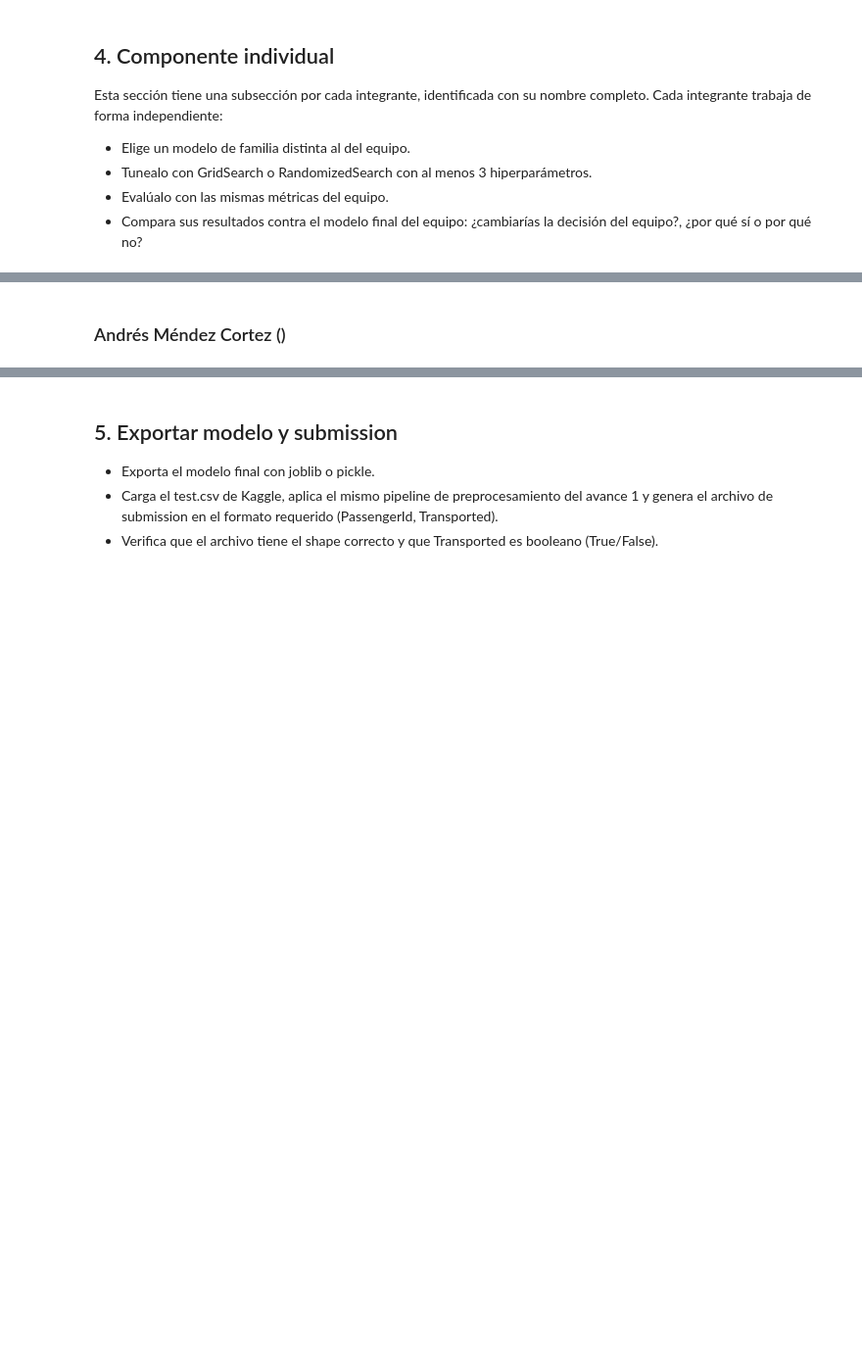
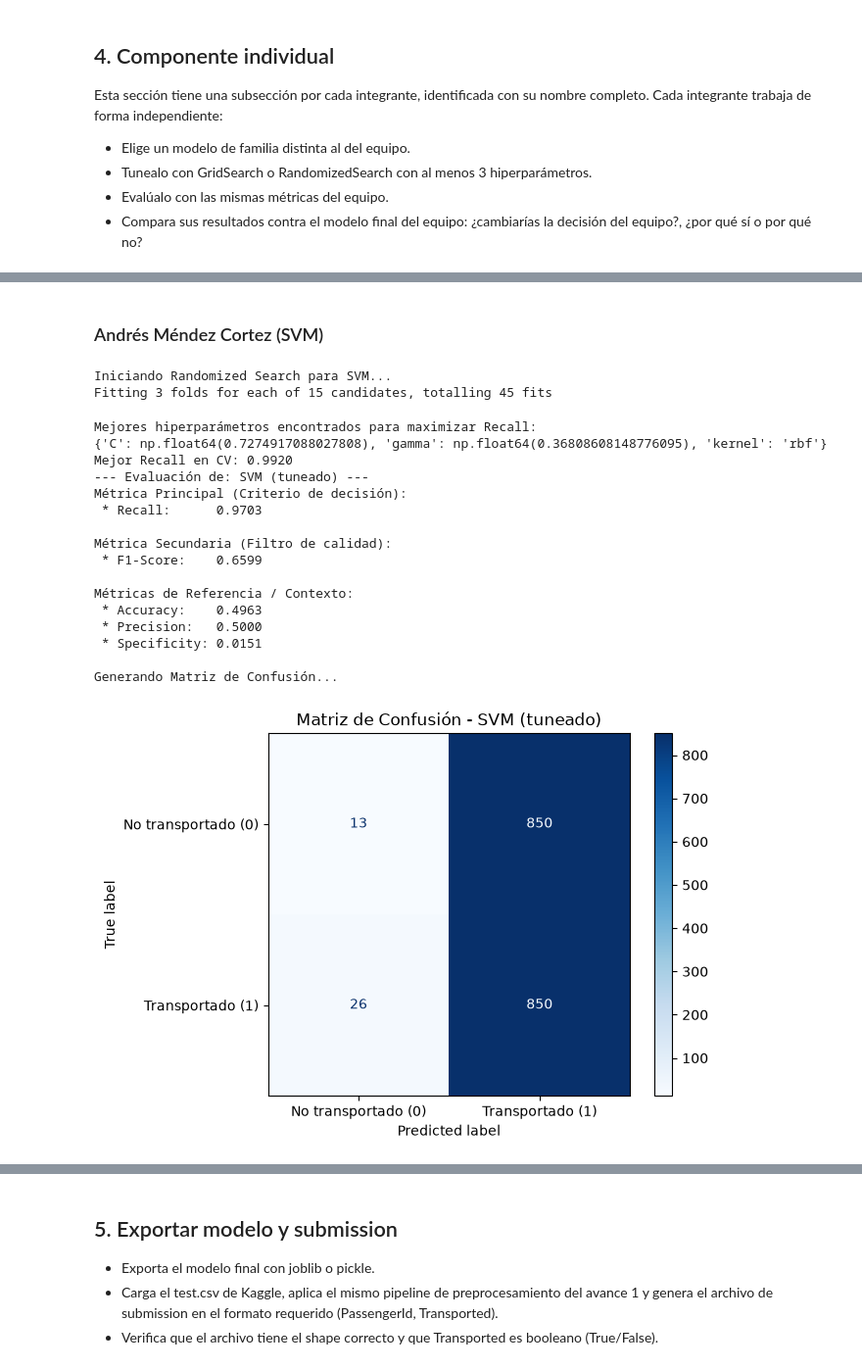
Before and after one commit to A01751347/TC3009-Part1-2026, a Jupyter notebook: notebooks/00-exploracion-y-modelado.ipynb, the cells around one changed output, grey strips where cells are left out. Shown at 98% size. Saved outputs shown, nothing was run; the diff lists cells and outputs as text; code cells hidden in the pictures; blank space fills up the shorter version.

```diff
--- a/notebooks/00-exploracion-y-modelado.ipynb
+++ b/notebooks/00-exploracion-y-modelado.ipynb
@@ -1895,2 +1228,57 @@ Esta sección tiene una subsección por cada integrante, identificada con su nom
 # %% [markdown]
-### Andrés Méndez Cortez ()
+### Andrés Méndez Cortez (SVM)
+# %%
+from sklearn.svm import SVC
+from sklearn.model_selection import RandomizedSearchCV
+from scipy.stats import loguniform
+
+param_dist_svm = {
+    'C': loguniform(0.1, 20),        # bajamos el techo de 100 a 20
+    'kernel': ['rbf', 'linear'],
+    'gamma': loguniform(0.001, 0.5)  # bajamos el techo de 1 a 0.5
+}
+
+svm_base = SVC(random_state=42, max_iter=5000)  # <-- clave: limita iteraciones
+
+random_search_svm = RandomizedSearchCV(
+    estimator=svm_base,
+    param_distributions=param_dist_svm,
+    n_iter=15,       # de 20 a 15
+    scoring='recall',
+    cv=3,
+    n_jobs=-1,
+    random_state=42,
+    verbose=3
+)
+
+print("Iniciando Randomized Search para SVM...")
+random_search_svm.fit(X_train, y_train)
+
+print(f"\nMejores hiperparámetros encontrados para maximizar Recall:")
+print(random_search_svm.best_params_)
+print(f"Mejor Recall en CV: {random_search_svm.best_score_:.4f}")
+
+best_svm_model = random_search_svm.best_estimator_
+y_pred_best_svm = best_svm_model.predict(X_test)
+
+evaluar_spaceship_model(y_test, y_pred_best_svm, "SVM (tuneado)")
+# %% [output]
+Iniciando Randomized Search para SVM...
+Fitting 3 folds for each of 15 candidates, totalling 45 fits
+Mejores hiperparámetros encontrados para maximizar Recall:
+{'C': np.float64(0.7274917088027808), 'gamma': np.float64(0.36808608148776095), 'kernel': 'rbf'}
+Mejor Recall en CV: 0.9920
+--- Evaluación de: SVM (tuneado) ---
+Métrica Principal (Criterio de decisión):
+ * Recall:      0.9703
+
+Métrica Secundaria (Filtro de calidad):
+ * F1-Score:    0.6599
+
+Métricas de Referencia / Contexto:
+ * Accuracy:    0.4963
+ * Precision:   0.5000
+ * Specificity: 0.0151
+
+Generando Matriz de Confusión...
+[figure, added]
```
Also changed, not shown: parts of 89 cells of this notebook, 9 other files.
